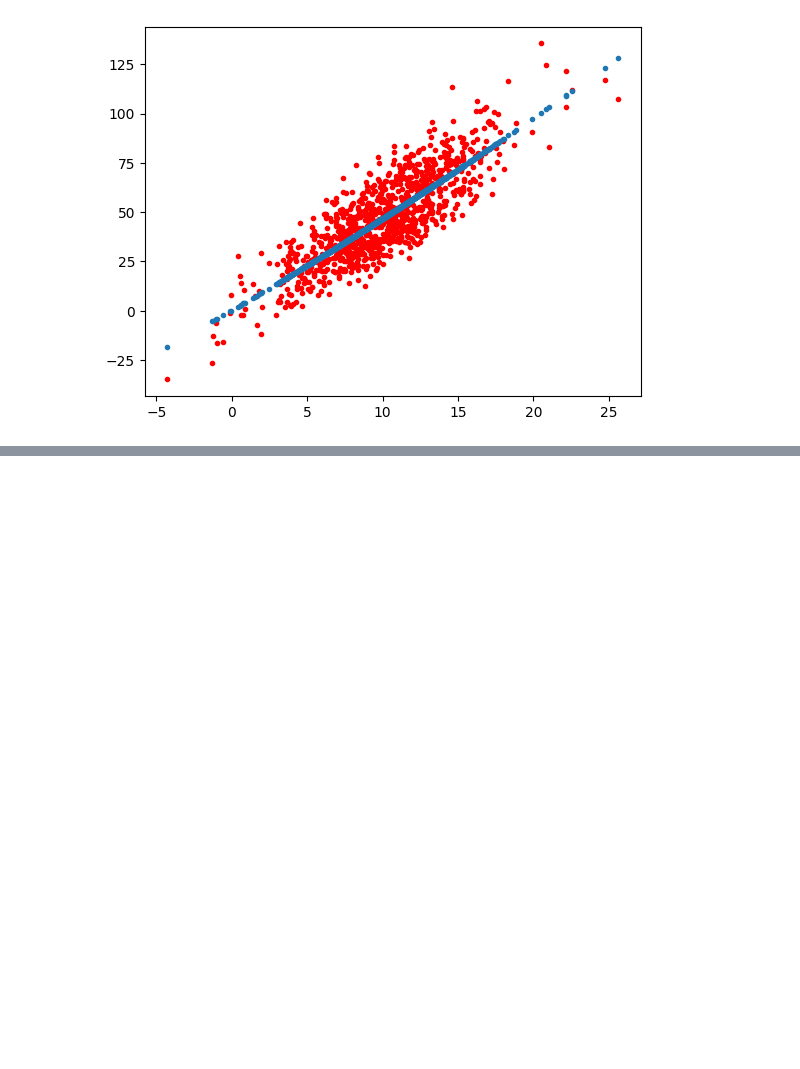
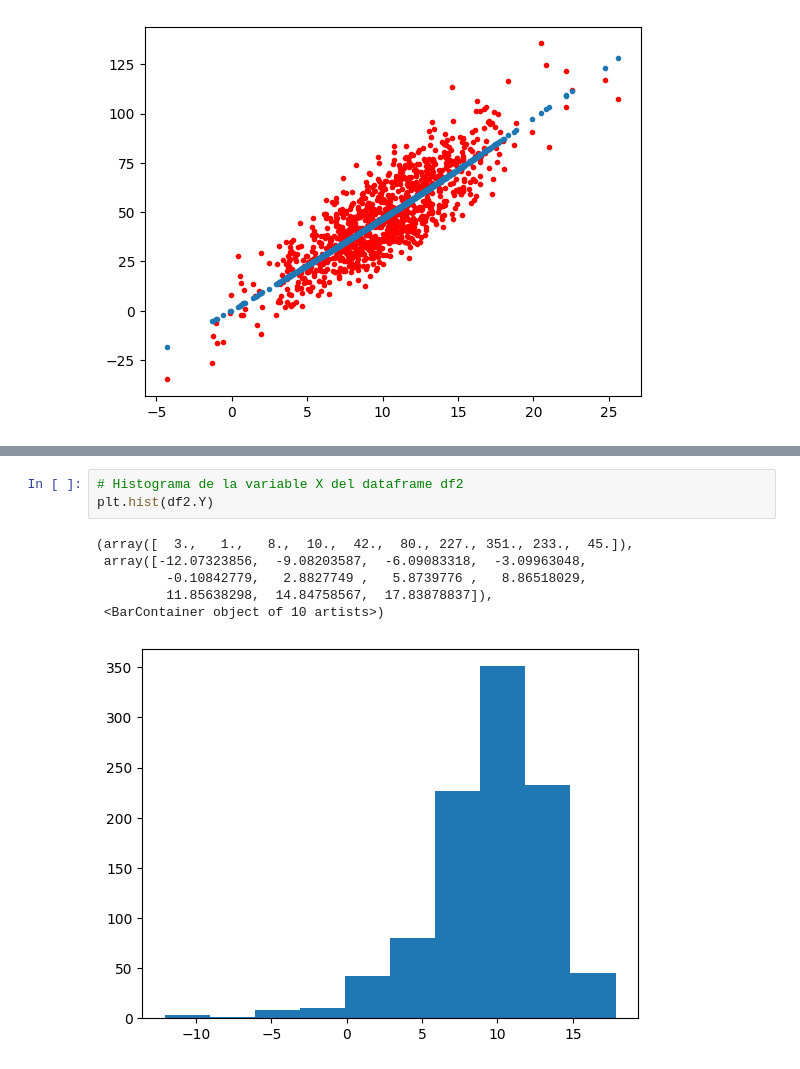
Before and after one commit to alfa7g7/Analisis-Cuantitativo-1er-semestre, a Jupyter notebook: examen-1.ipynb, the cells around one changed output, grey strips where cells are left out. Drawn from its saved outputs; the diff is of its cells as text; blank space fills up the shorter version.

```diff
--- a/examen-1.ipynb
+++ b/examen-1.ipynb
@@ -362,0 +462,10 @@ plt.plot(X_modelo2.X, resultados2.fittedvalues, '.')
+# %%
+# Histograma de la variable X del dataframe df2
+plt.hist(df2.Y)
+# %% [output]
+(array([  3.,   1.,   8.,  10.,  42.,  80., 227., 351., 233.,  45.]),
+ array([-12.07323856,  -9.08203587,  -6.09083318,  -3.09963048,
+         -0.10842779,   2.8827749 ,   5.8739776 ,   8.86518029,
+         11.85638298,  14.84758567,  17.83878837]),
+ <BarContainer object of 10 artists>)
+[figure, added]
```
Also changed, not shown: parts of 18 cells of this notebook.
